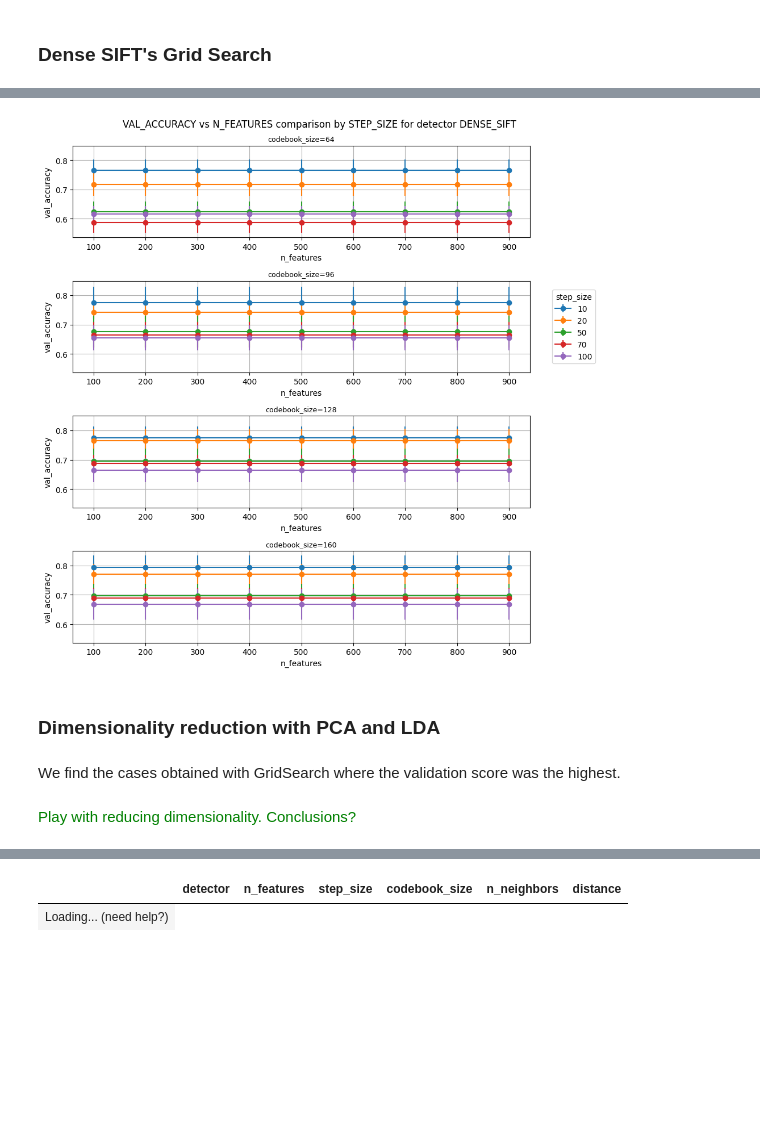
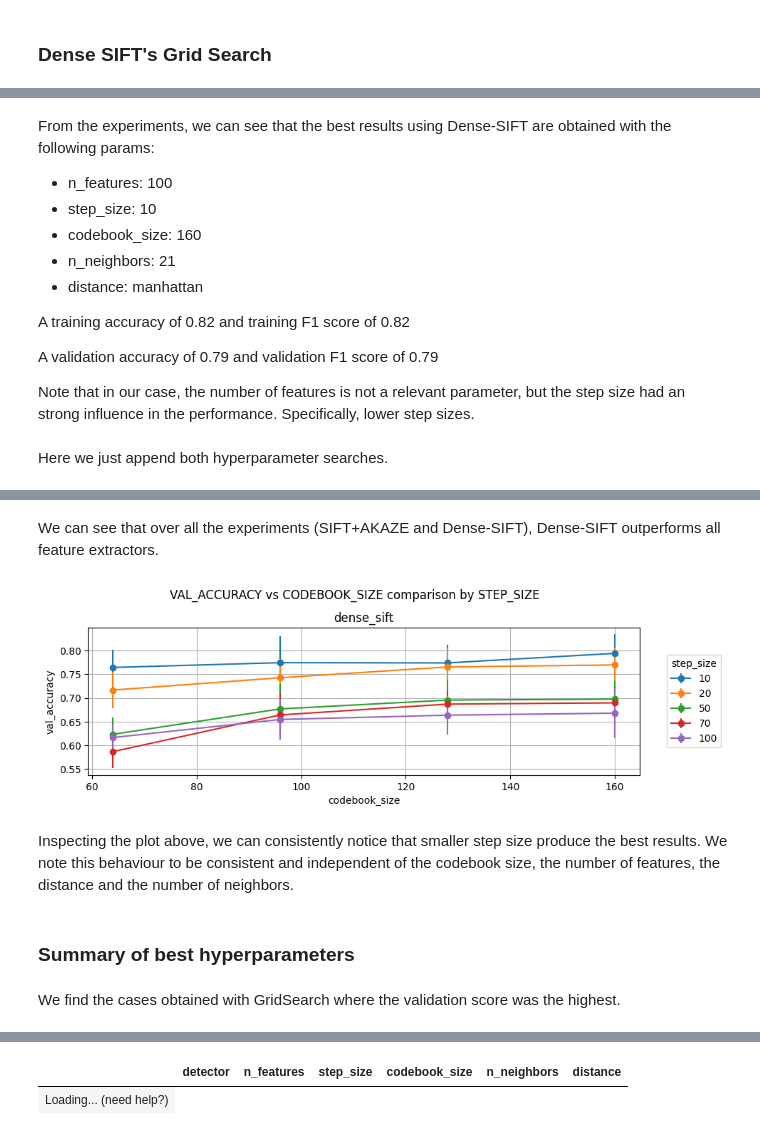
Before and after one commit to alex21th/MCV-M3-Project, a Jupyter notebook: BagofVisualWords.ipynb, the cells around one changed output, grey strips where cells are left out. Saved outputs shown, nothing was run; the diff lists cells and outputs as text; code cells hidden in the pictures; blank space fills up the shorter version.

```diff
--- a/BagofVisualWords.ipynb
+++ b/BagofVisualWords.ipynb
@@ -633,29 +683,44 @@ df_dense
 # %% [output]
 |  | detector | n_features | step_size | codebook_size | n_neighbors | distance | train_accuracy | val_accuracy | ... |
 | Loading... (need help?) | ... |
+# %% [markdown]
+From the experiments, we can see that the best results using Dense-SIFT are obtained with the following params:
+- n_features: 100
+- step_size: 10
+- codebook_size: 160
+- n_neighbors: 21
+- distance: manhattan
+
+A training accuracy of 0.82 and training F1 score of 0.82
+
+A validation accuracy of 0.79 and validation F1 score of 0.79
+
+Note that in our case, the number of features is not a relevant parameter, but the step size had an strong influence in the performance. Specifically, lower step sizes.
+# %% [markdown]
+Here we just append both hyperparameter searches.
 # %%
 df_results = pd.concat([df, df_dense], ignore_index=True)
 df_results
 # %% [output]
 | detector | n_features | step_size | codebook_size | n_neighbors | distance | train_accuracy | val_accuracy | ... |
 | Loading... (need help?) | ... |
+# %% [markdown]
+We can see that over all the experiments (SIFT+AKAZE and Dense-SIFT), Dense-SIFT outperforms all feature extractors.
 # %%
 # ACCURACY
-plot_params_detailed(
-    df=df_dense,
+plot_params(
+    df=df_dense[df_dense['n_features'] == 800],
     detector='dense_sift',
-    breakdown='codebook_size',
-    xvar='n_features',
+    xvar='codebook_size',
     yvar='val_accuracy',
     zvar='step_size',
-    figsize=(10, 10)
+    figsize=(10, 3)
 )
-# F1-SCORE
 # %% [output]
-[figure, old version]
+[figure, new version]
-# %% [markdown]
-### Dimensionality reduction with PCA and LDA
+# %% [markdown]
+Inspecting the plot above, we can consistently notice that smaller step size produce the best results. We note this behaviour to be consistent and independent of the codebook size, the number of features, the distance and the number of neighbors.
+# %% [markdown]
+### Summary of best hyperparameters
 # %% [markdown]
 We find the cases obtained with GridSearch where the validation score was the highest.
-# %% [markdown]
-<font color='green'>Play with reducing dimensionality. Conclusions? </font>
```
Also changed, not shown: parts of 31 cells of this notebook.
